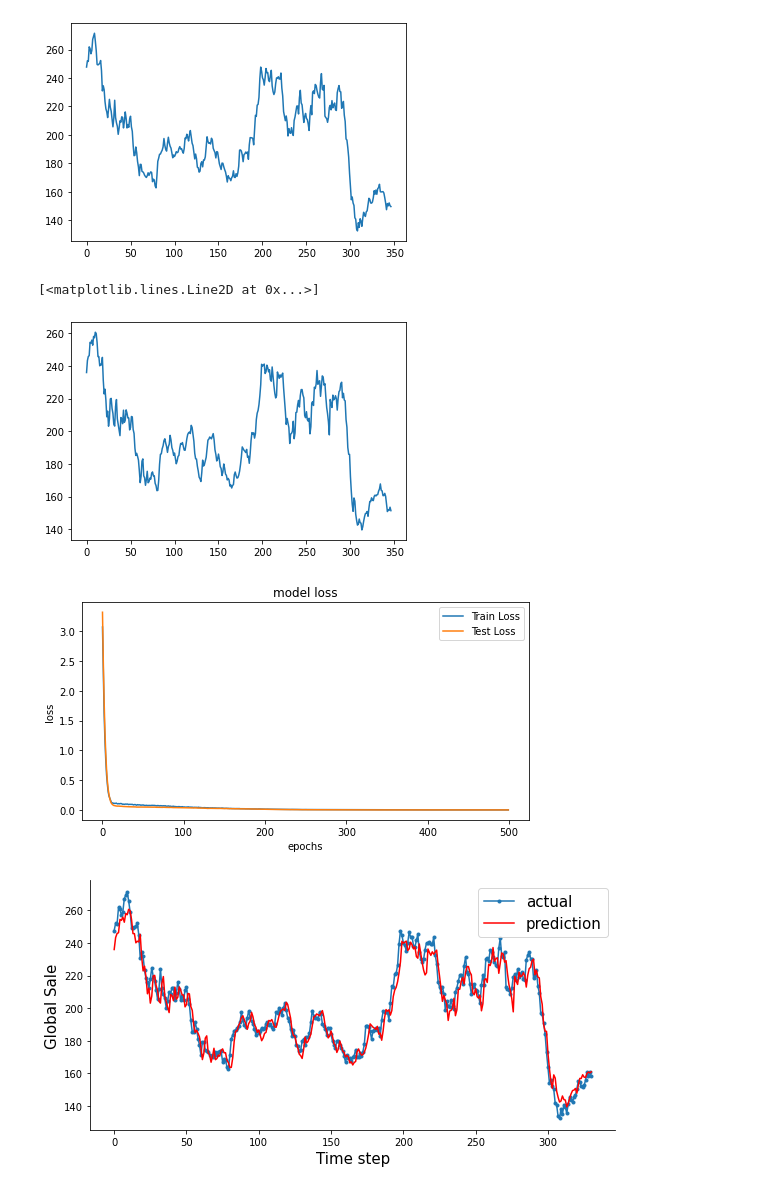
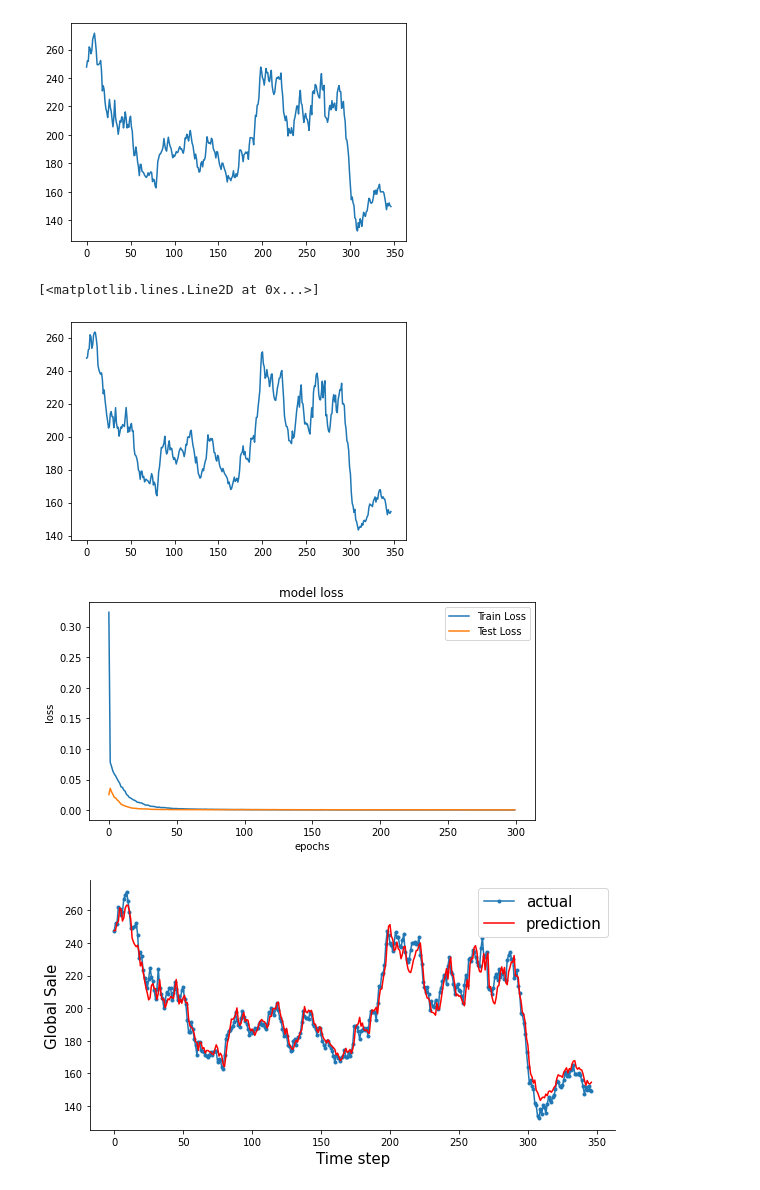
Before and after one commit to ShahwarZia/OpenCampusProject, a Jupyter notebook: Project.ipynb, the cells around one changed output. Cells and saved outputs as stored; diff of their text form; code cells hidden in the pictures.

```diff
--- a/Project.ipynb
+++ b/Project.ipynb
@@ -138,9 +109,9 @@ NameError: name 'window' is not defined
 # %%
-def create_dataset(dataset, look_back):
+def create_dataset(dataset, window_size):
     X, Y = [], []
-    for i in range(len(dataset)-look_back-1):
-        a = dataset[i:(i+look_back), 0]
+    for i in range(len(dataset)-window_size-1):
+        a = dataset[i:(i+window_size), 0]
         X.append(a)
-        Y.append(dataset[i + look_back, 0])
+        Y.append(dataset[i + window_size, 0])
     return np.array(X), np.array(Y)
 # %%
@@ -224,14 +195,14 @@ model = tf.keras.models.Sequential([
   tf.keras.layers.Lambda(lambda x: x * 400)
 ])
 
-model.summary()
+#model.summary()
 
 model.compile(loss='mse',
-                  optimizer=Adam(lr = 2e-6),
+                  optimizer=Adam(lr = 1e-5),
                   metrics=["mae"]
                   )
 
 
-history = model_G2.fit(X_train, Y_train, epochs=300, batch_size=30, validation_data=(X_test, Y_test),
+history = model.fit(X_train, Y_train, epochs=300, batch_size=30, validation_data=(X_test, Y_test),
                      verbose=2, shuffle=False)
 # %% [output]
@@ -255,7 +226,7 @@ Epoch 300/300
 # %%
 # make predictions
-train_predict = model.predict(X_train_G2)
-test_predict = model.predict(X_test_G2)
+train_predict = model.predict(X_train)
+test_predict = model.predict(X_test)
 # invert predictions
 train_predict = scaler.inverse_transform(train_predict)
 Y_train_Sca = scaler.inverse_transform([Y_train])
@@ -292,33 +263,33 @@ plt.plot(Y_test_G2_Sca[0])
 [<matplotlib.lines.Line2D at 0x...>]
 [figure]
 # %%
-plt.plot(test_predict_G2[:,0])
+plt.plot(test_predict[:,0])
 # %% [output]
 [<matplotlib.lines.Line2D at 0x...>]
-[figure, old version]
+[figure, new version]
 # %%
 plt.figure(figsize=(8,4))
-plt.plot(history_G2.history['loss'], label='Train Loss')
-plt.plot(history_G2.history['val_loss'], label='Test Loss')
+plt.plot(history.history['loss'], label='Train Loss')
+plt.plot(history.history['val_loss'], label='Test Loss')
 plt.title('model loss')
 plt.ylabel('loss')
 plt.xlabel('epochs')
 plt.legend(loc='upper right')
 plt.show();
 # %% [output]
-[figure, old version]
+[figure, new version]
 # %%
-aa=[x for x in range(331)]
+aa=[x for x in range(347)]
 plt.figure(figsize=(8,4))
-plt.plot(aa, Y_test_G2_Sca[0][:331], marker='.', label="actual")
-plt.plot(aa, test_predict_G2[:,0][:331], 'r', label="prediction")
+plt.plot(aa, Y_test_Sca[0][:347], marker='.', label="actual")
+plt.plot(aa, test_predict[:,0][:347], 'r', label="prediction")
 # plt.tick_params(left=False, labelleft=True) #remove ticks
 plt.tight_layout()
 sns.despine(top=True)
 plt.subplots_adjust(left=0.07)
 plt.ylabel('Global Sale', size=15)
 plt.xlabel('Time step', size=15)
 plt.legend(fontsize=15)
 plt.show();
 # %% [output]
-[figure, old version]
+[figure, new version]
```
Also changed, not shown: parts of 21 cells of this notebook.
